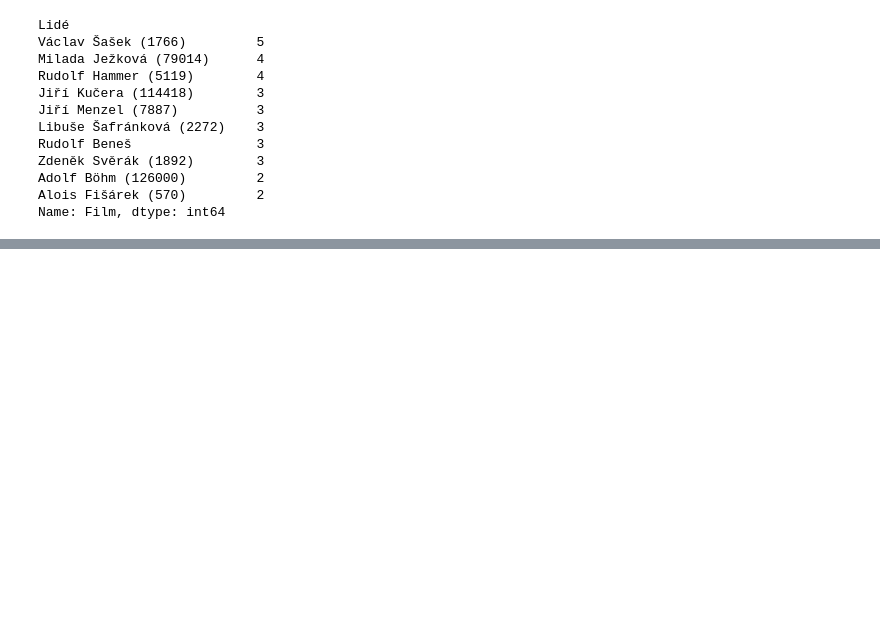
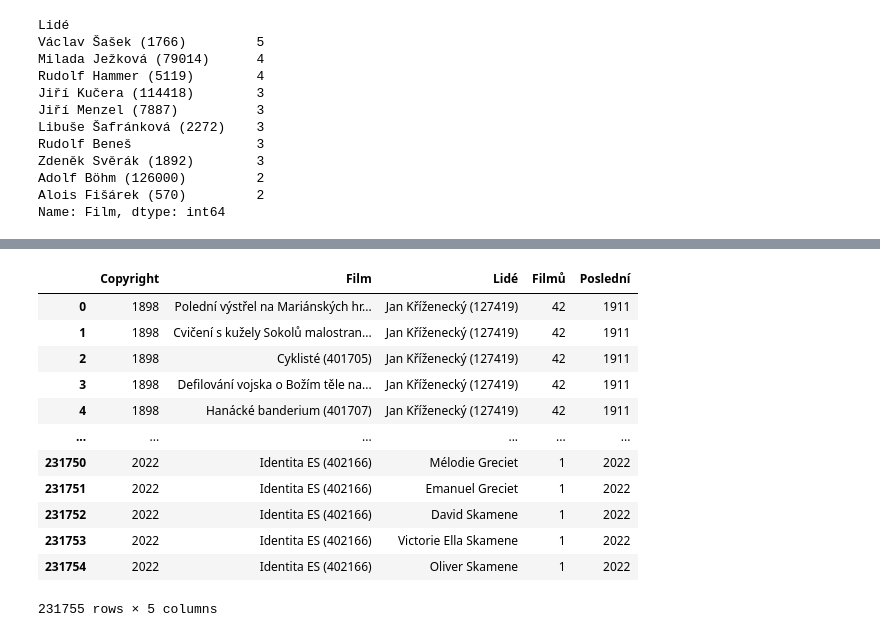
Before and after one commit to DataRozhlas/filmovy-prehled, a Jupyter notebook: 903 tvůrcovstvo aka Král Vávra.ipynb, the cells around one changed output, grey strips where cells are left out. Saved outputs shown, nothing was run; the diff lists cells and outputs as text; code cells hidden in the pictures; blank space fills up the shorter version.

```diff
--- a/903 tvůrcovstvo aka Král Vávra.ipynb
+++ b/903 tvůrcovstvo aka Král Vávra.ipynb
@@ -742,0 +915,28 @@ Name: Film, dtype: int64
+# %%
+df = pd.read_json(os.path.join("data", "filmy.json"))
+# %%
+df["Lidé"] = df[profese].values.tolist()
+df["Lidé"] = df["Lidé"].apply(lambda x: plose_jednoduse(x))
+# %%
+filmovi_lide = df[["Copyright","Film","Lidé"]].explode("Lidé")
+kolik_filmu = pd.Series(filmovi_lide.groupby("Lidé")["Film"].nunique(), name="Filmů")
+filmovi_lide = filmovi_lide.merge(kolik_filmu, on="Lidé")
+# %%
+posledni_film = pd.Series(filmovi_lide.groupby("Lidé")["Copyright"].max(), name="Poslední")
+filmovi_lide = filmovi_lide.merge(posledni_film, on="Lidé")
+# %%
+filmovi_lide
+# %% [output]
+|  | Copyright | Film | Lidé | Filmů | Poslední |
+| 0 | 1898 | Polední výstřel na Mariánských hr... | Jan Kříženecký (127419) | 42 | 1911 |
+| 1 | 1898 | Cvičení s kužely Sokolů malostran... | Jan Kříženecký (127419) | 42 | 1911 |
+| 2 | 1898 | Cyklisté (401705) | Jan Kříženecký (127419) | 42 | 1911 |
+| 3 | 1898 | Defilování vojska o Božím těle na... | Jan Kříženecký (127419) | 42 | 1911 |
+| 4 | 1898 | Hanácké banderium (401707) | Jan Kříženecký (127419) | 42 | 1911 |
+| ... | ... | ... | ... | ... | ... |
+| 231750 | 2022 | Identita ES (402166) | Mélodie Greciet | 1 | 2022 |
+| 231751 | 2022 | Identita ES (402166) | Emanuel Greciet | 1 | 2022 |
+| 231752 | 2022 | Identita ES (402166) | David Skamene | 1 | 2022 |
+| 231753 | 2022 | Identita ES (402166) | Victorie Ella Skamene | 1 | 2022 |
+| 231754 | 2022 | Identita ES (402166) | Oliver Skamene | 1 | 2022 |
+231755 rows × 5 columns
```
Also changed, not shown: parts of 24 cells of this notebook, 13 other files.
